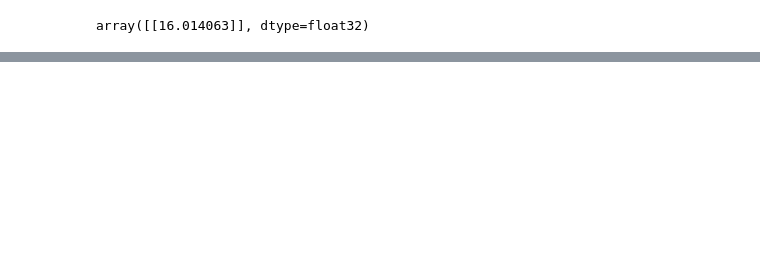
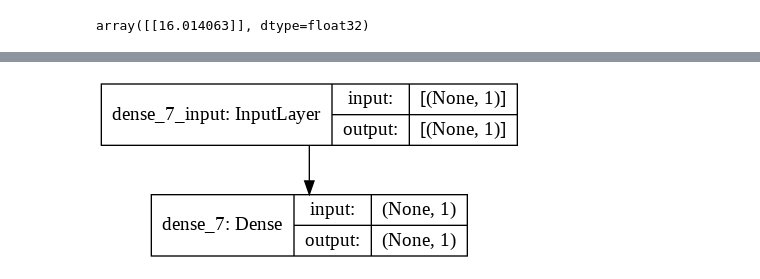
Before and after one commit to h1mmeister/Machine_Learning, a Jupyter notebook: 01_neural_network_regression.ipynb, the cells around one changed output, grey strips where cells are left out. Drawn from its saved outputs; the diff is of its cells as text; code cells hidden in the pictures; blank space fills up the shorter version.

Commit message:
train-test split with visulaization

```diff
--- a/01_neural_network_regression.ipynb
+++ b/01_neural_network_regression.ipynb
@@ -230,0 +242,3 @@ array([[27.878119]], dtype=float32)
+# %%
+y = X + 10
+y
@@ -230,0 +261,4 @@ array([[27.878119]], dtype=float32)
+# %%
+X_train = X[:40]
+y_train = y[:40]
+X_train, y_train, len(X_train), len(y_train)
@@ -230,0 +295,10 @@ array([[27.878119]], dtype=float32)
+# %%
+model = tf.keras.Sequential(
+    [tf.keras.layers.Dense(1, input_shape = [1])]
+)
+
+model.compile(
+    loss = tf.keras.losses.mae,
+    optimizer = tf.keras.optimizers.SGD(),
+    metrics = ["mae"]
+)
@@ -230,0 +318,2 @@ array([[27.878119]], dtype=float32)
+# %%
+model.fit(X_train, y_train, epochs = 100)
@@ -230,0 +341,4 @@ array([[27.878119]], dtype=float32)
+# %%
+plot_model(model = model, show_shapes = True)
+# %% [output]
+[figure, added]
```
Also changed, not shown: parts of 18 cells of this notebook.
